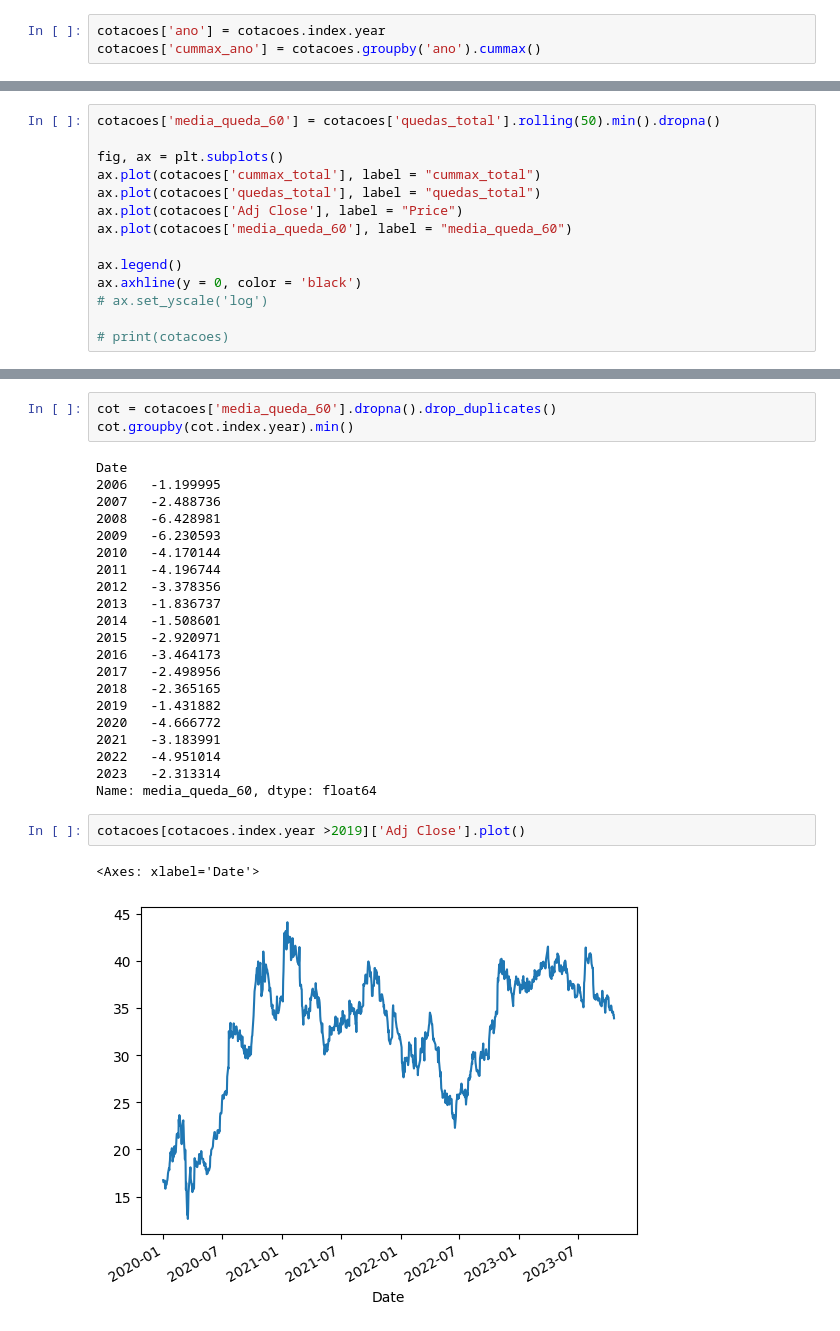
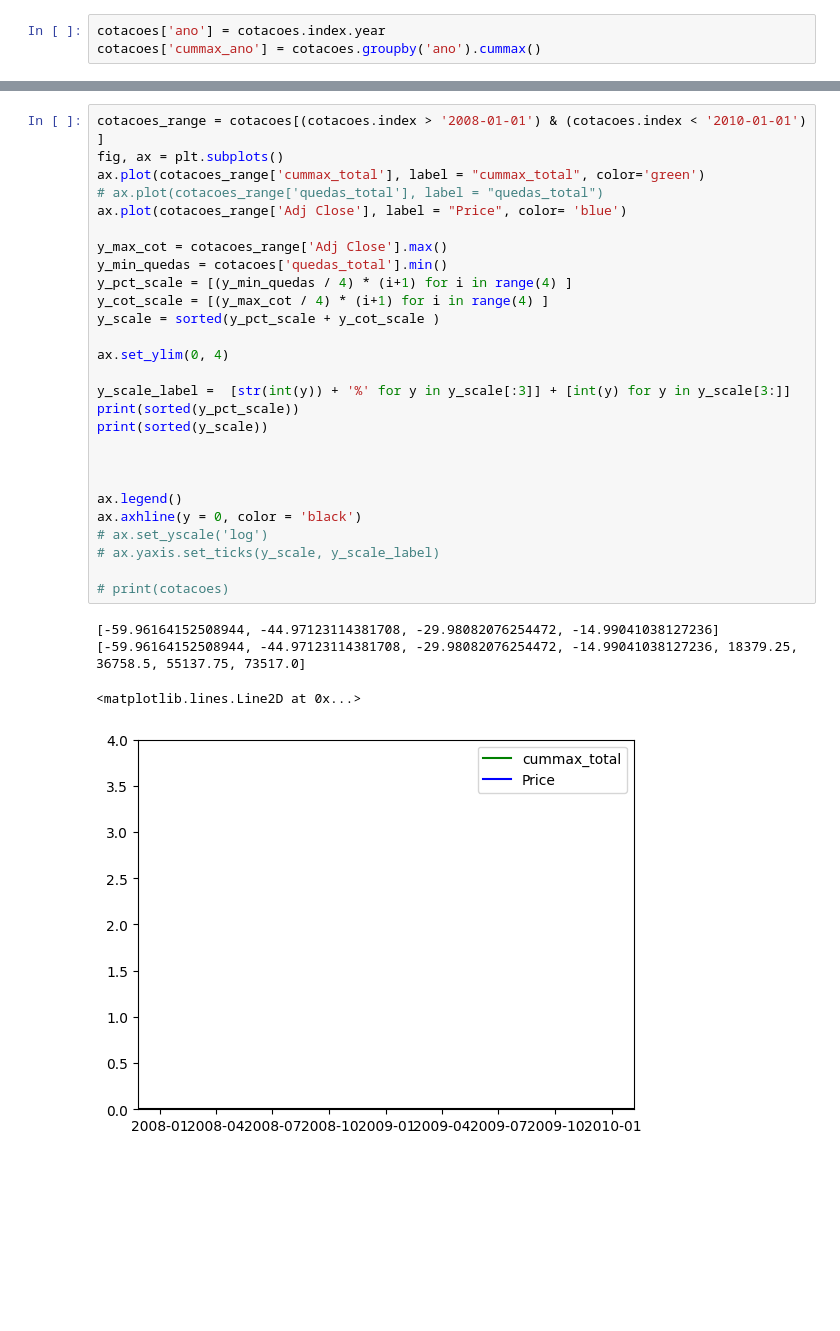
Before and after one commit to Moscarde/PythonDados, a Jupyter notebook: Projetos/drawdowns.ipynb, the cells around one changed output, grey strips where cells are left out. Drawn from its saved outputs; the diff is of its cells as text; blank space fills up the shorter version.

```diff
--- a/Projetos/drawdowns.ipynb
+++ b/Projetos/drawdowns.ipynb
@@ -107,14 +131,0 @@ Date
-# %%
-cotacoes['media_queda_60'] = cotacoes['quedas_total'].rolling(50).min().dropna()
-
-fig, ax = plt.subplots()
-ax.plot(cotacoes['cummax_total'], label = "cummax_total")
-ax.plot(cotacoes['quedas_total'], label = "quedas_total")
-ax.plot(cotacoes['Adj Close'], label = "Price")
-ax.plot(cotacoes['media_queda_60'], label = "media_queda_60")
-
-ax.legend()
-ax.axhline(y = 0, color = 'black')
-# ax.set_yscale('log')
-
-# print(cotacoes)
@@ -124,29 +132,32 @@ ax.axhline(y = 0, color = 'black')
-# %%
-cot = cotacoes['media_queda_60'].dropna().drop_duplicates()
-cot.groupby(cot.index.year).min()
-# %% [output]
-Date
-2006   -1.199995
-2007   -2.488736
-2008   -6.428981
-2009   -6.230593
-2010   -4.170144
-2011   -4.196744
-2012   -3.378356
-2013   -1.836737
-2014   -1.508601
-2015   -2.920971
-2016   -3.464173
-2017   -2.498956
-2018   -2.365165
-2019   -1.431882
-2020   -4.666772
-2021   -3.183991
-2022   -4.951014
-2023   -2.313314
-Name: media_queda_60, dtype: float64
-# %%
-cotacoes[cotacoes.index.year >2019]['Adj Close'].plot()
-# %% [output]
-<Axes: xlabel='Date'>
-[figure, removed]
+# %%
+cotacoes_range = cotacoes[(cotacoes.index > '2008-01-01') & (cotacoes.index < '2010-01-01') ]
+fig, ax = plt.subplots()
+ax.plot(cotacoes_range['cummax_total'], label = "cummax_total", color='green')
+# ax.plot(cotacoes_range['quedas_total'], label = "quedas_total")
+ax.plot(cotacoes_range['Adj Close'], label = "Price", color= 'blue')
+
+y_max_cot = cotacoes_range['Adj Close'].max()
+y_min_quedas = cotacoes['quedas_total'].min()
+y_pct_scale = [(y_min_quedas / 4) * (i+1) for i in range(4) ]
+y_cot_scale = [(y_max_cot / 4) * (i+1) for i in range(4) ]
+y_scale = sorted(y_pct_scale + y_cot_scale )
+
+ax.set_ylim(0, 4)
+
+y_scale_label =  [str(int(y)) + '%' for y in y_scale[:3]] + [int(y) for y in y_scale[3:]]
+print(sorted(y_pct_scale))
+print(sorted(y_scale))
+
+
+
+ax.legend()
+ax.axhline(y = 0, color = 'black')
+# ax.set_yscale('log')
+# ax.yaxis.set_ticks(y_scale, y_scale_label)
+
+# print(cotacoes)
+# %% [output]
+[-59.96164152508944, -44.97123114381708, -29.98082076254472, -14.99041038127236]
+[-59.96164152508944, -44.97123114381708, -29.98082076254472, -14.99041038127236, 18379.25, 36758.5, 55137.75, 73517.0]
+<matplotlib.lines.Line2D at 0x...>
+[figure, added]
```
Also changed, not shown: parts of 11 cells of this notebook, 4 other files.
